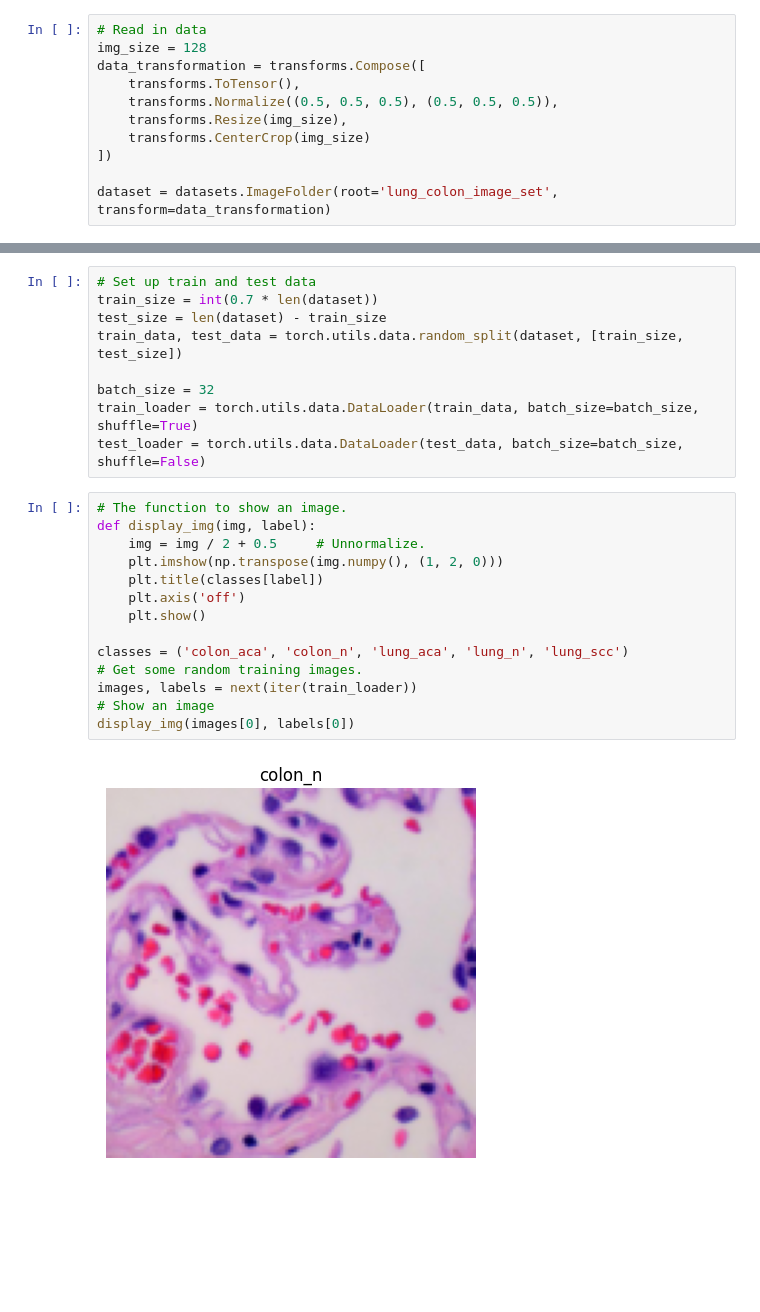
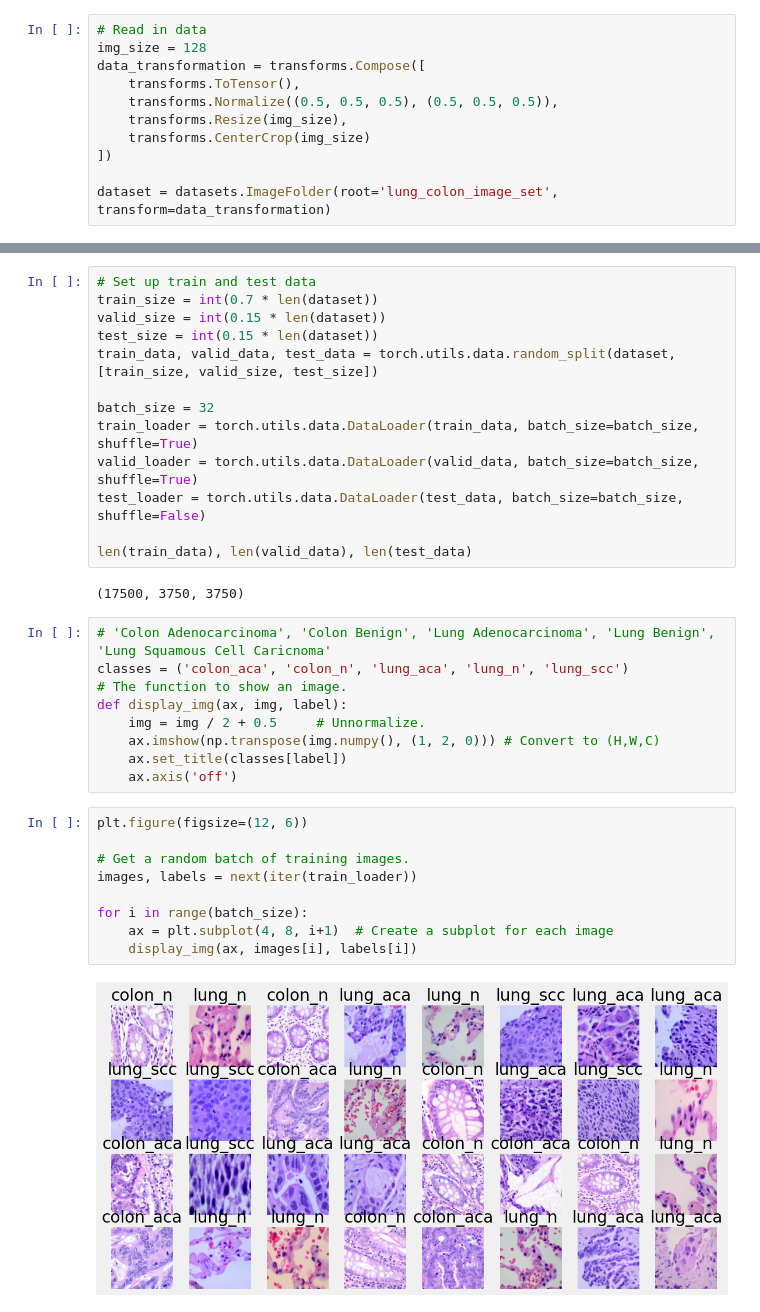
Before and after one commit to garrett-lam/CancerHistopathologyCNN, a Jupyter notebook: lung_colon_CNN.ipynb, the cells around one changed output, grey strips where cells are left out. Cells and saved outputs as stored; diff of their text form; blank space fills up the shorter version.

```diff
--- a/lung_colon_CNN.ipynb
+++ b/lung_colon_CNN.ipynb
@@ -25,28 +27,38 @@ dataset.class_to_idx
 # %%
 # Set up train and test data
 train_size = int(0.7 * len(dataset))
-test_size = len(dataset) - train_size
-train_data, test_data = torch.utils.data.random_split(dataset, [train_size, test_size])
+valid_size = int(0.15 * len(dataset))
+test_size = int(0.15 * len(dataset))
+train_data, valid_data, test_data = torch.utils.data.random_split(dataset, [train_size, valid_size, test_size])
 
 batch_size = 32
 train_loader = torch.utils.data.DataLoader(train_data, batch_size=batch_size, shuffle=True)
+valid_loader = torch.utils.data.DataLoader(valid_data, batch_size=batch_size, shuffle=True)
 test_loader = torch.utils.data.DataLoader(test_data, batch_size=batch_size, shuffle=False)
+
+len(train_data), len(valid_data), len(test_data)
+# %% [output]
+(17500, 3750, 3750)
 # %%
+# 'Colon Adenocarcinoma', 'Colon Benign', 'Lung Adenocarcinoma', 'Lung Benign', 'Lung Squamous Cell Caricnoma'
+classes = ('colon_aca', 'colon_n', 'lung_aca', 'lung_n', 'lung_scc')
 # The function to show an image.
-def display_img(img, label):
+def display_img(ax, img, label):
     img = img / 2 + 0.5     # Unnormalize.
-    plt.imshow(np.transpose(img.numpy(), (1, 2, 0)))
-    plt.title(classes[label])
-    plt.axis('off')
-    plt.show()
-
-classes = ('colon_aca', 'colon_n', 'lung_aca', 'lung_n', 'lung_scc')
-# Get some random training images.
-images, labels = next(iter(train_loader))
-# Show an image
-display_img(images[0], labels[0])
+    ax.imshow(np.transpose(img.numpy(), (1, 2, 0))) # Convert to (H,W,C)
+    ax.set_title(classes[label])
+    ax.axis('off')
-# %% [output]
-[figure, removed]
+# %%
+plt.figure(figsize=(12, 6))
+
+# Get a random batch of training images.
+images, labels = next(iter(train_loader))
+
+for i in range(batch_size):
+    ax = plt.subplot(4, 8, i+1)  # Create a subplot for each image
+    display_img(ax, images[i], labels[i])
+# %% [output]
+[figure, added]
 # %%
 # Set up device
 if torch.backends.mps.is_available(): # M1 Mac
```
Also changed, not shown: parts of 27 cells of this notebook, 2 other files.
